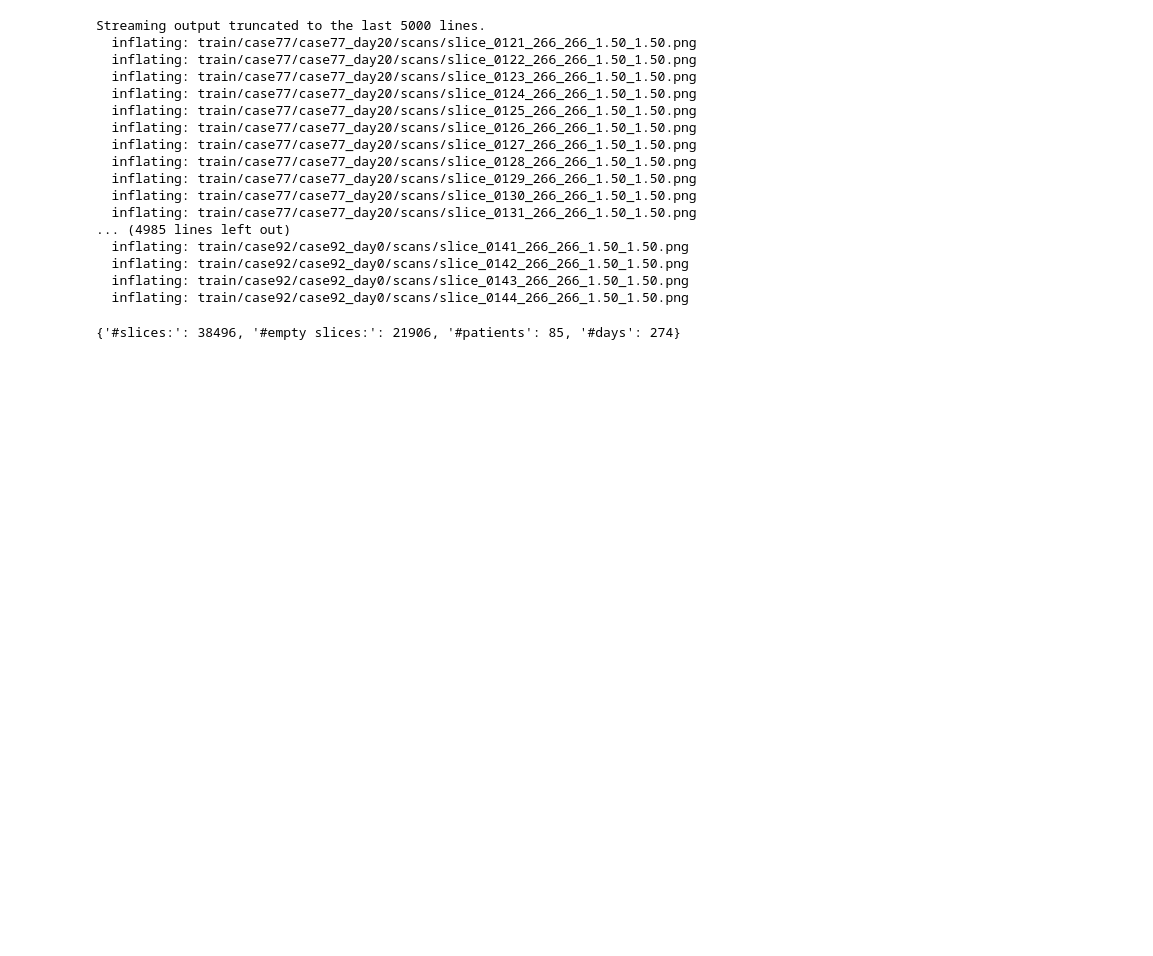
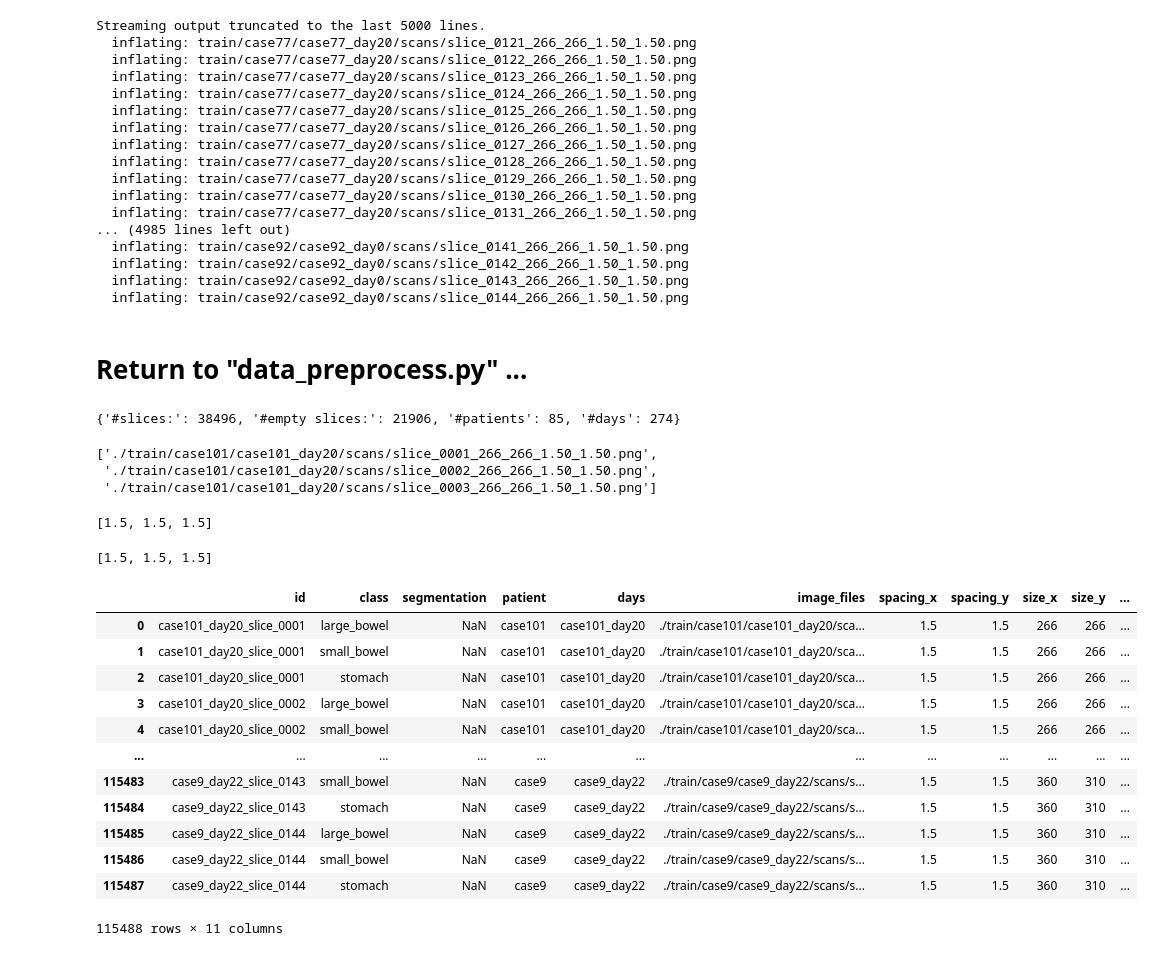
Before and after one commit to cwinsor/medical_image_uw_madison, a Jupyter notebook: colab_01_data_preprocess.ipynb, the cells around one changed output. Cells and saved outputs as stored; diff of their text form; code cells hidden in the pictures; blank space fills up the shorter version.

```diff
--- a/colab_01_data_preprocess.ipynb
+++ b/colab_01_data_preprocess.ipynb
@@ -141,6 +143,8 @@ Streaming output truncated to the last 5000 lines.
   inflating: train/case92/case92_day0/scans/slice_0142_266_266_1.50_1.50.png
   inflating: train/case92/case92_day0/scans/slice_0143_266_266_1.50_1.50.png
   inflating: train/case92/case92_day0/scans/slice_0144_266_266_1.50_1.50.png
+# %% [markdown]
+# Return to "data_preprocess.py" ...
 # %%
 df_train = pd.read_csv("./train.csv")
 df_train = df_train.sort_values(["id", "class"]).reset_index(drop = True)
@@ -158,3 +162,44 @@ print({
 })
 # %% [output]
 {'#slices:': 38496, '#empty slices:': 21906, '#patients': 85, '#days': 274}
+# %%
+all_image_files[0:3]
+# %% [output]
+['./train/case101/case101_day20/scans/slice_0001_266_266_1.50_1.50.png',
+ './train/case101/case101_day20/scans/slice_0002_266_266_1.50_1.50.png',
+ './train/case101/case101_day20/scans/slice_0003_266_266_1.50_1.50.png']
+# %%
+spacing_x[0:3]
+# %% [output]
+[1.5, 1.5, 1.5]
+# %%
+spacing_y[0:3]
+# %% [output]
+[1.5, 1.5, 1.5]
+# %%
+all_image_files = sorted(glob.glob("./train/*/*/scans/*.png"), key = lambda x: x.split("/")[3] + "_" + x.split("/")[5])
+size_x = [int(os.path.basename(_)[:-4].split("_")[-4]) for _ in all_image_files]
+size_y = [int(os.path.basename(_)[:-4].split("_")[-3]) for _ in all_image_files]
+spacing_x = [float(os.path.basename(_)[:-4].split("_")[-2]) for _ in all_image_files]
+spacing_y = [float(os.path.basename(_)[:-4].split("_")[-1]) for _ in all_image_files]
+df_train["image_files"] = np.repeat(all_image_files, 3)
+df_train["spacing_x"] = np.repeat(spacing_x, 3)
+df_train["spacing_y"] = np.repeat(spacing_y, 3)
+df_train["size_x"] = np.repeat(size_x, 3)
+df_train["size_y"] = np.repeat(size_y, 3)
+df_train["slice"] = np.repeat([int(os.path.basename(_)[:-4].split("_")[-5]) for _ in all_image_files], 3)
+df_train
+# %% [output]
+|  | id | class | segmentation | patient | days | image_files | spacing_x | spacing_y | size_x | size_y | ... |
+| 0 | case101_day20_slice_0001 | large_bowel | NaN | case101 | case101_day20 | ./train/case101/case101_day20/sca... | 1.5 | 1.5 | 266 | 266 | ... |
+| 1 | case101_day20_slice_0001 | small_bowel | NaN | case101 | case101_day20 | ./train/case101/case101_day20/sca... | 1.5 | 1.5 | 266 | 266 | ... |
+| 2 | case101_day20_slice_0001 | stomach | NaN | case101 | case101_day20 | ./train/case101/case101_day20/sca... | 1.5 | 1.5 | 266 | 266 | ... |
+| 3 | case101_day20_slice_0002 | large_bowel | NaN | case101 | case101_day20 | ./train/case101/case101_day20/sca... | 1.5 | 1.5 | 266 | 266 | ... |
+| 4 | case101_day20_slice_0002 | small_bowel | NaN | case101 | case101_day20 | ./train/case101/case101_day20/sca... | 1.5 | 1.5 | 266 | 266 | ... |
+| ... | ... | ... | ... | ... | ... | ... | ... | ... | ... | ... | ... |
+| 115483 | case9_day22_slice_0143 | small_bowel | NaN | case9 | case9_day22 | ./train/case9/case9_day22/scans/s... | 1.5 | 1.5 | 360 | 310 | ... |
+| 115484 | case9_day22_slice_0143 | stomach | NaN | case9 | case9_day22 | ./train/case9/case9_day22/scans/s... | 1.5 | 1.5 | 360 | 310 | ... |
+| 115485 | case9_day22_slice_0144 | large_bowel | NaN | case9 | case9_day22 | ./train/case9/case9_day22/scans/s... | 1.5 | 1.5 | 360 | 310 | ... |
+| 115486 | case9_day22_slice_0144 | small_bowel | NaN | case9 | case9_day22 | ./train/case9/case9_day22/scans/s... | 1.5 | 1.5 | 360 | 310 | ... |
+| 115487 | case9_day22_slice_0144 | stomach | NaN | case9 | case9_day22 | ./train/case9/case9_day22/scans/s... | 1.5 | 1.5 | 360 | 310 | ... |
+115488 rows × 11 columns
```
Also changed, not shown: parts of 3 cells of this notebook.
